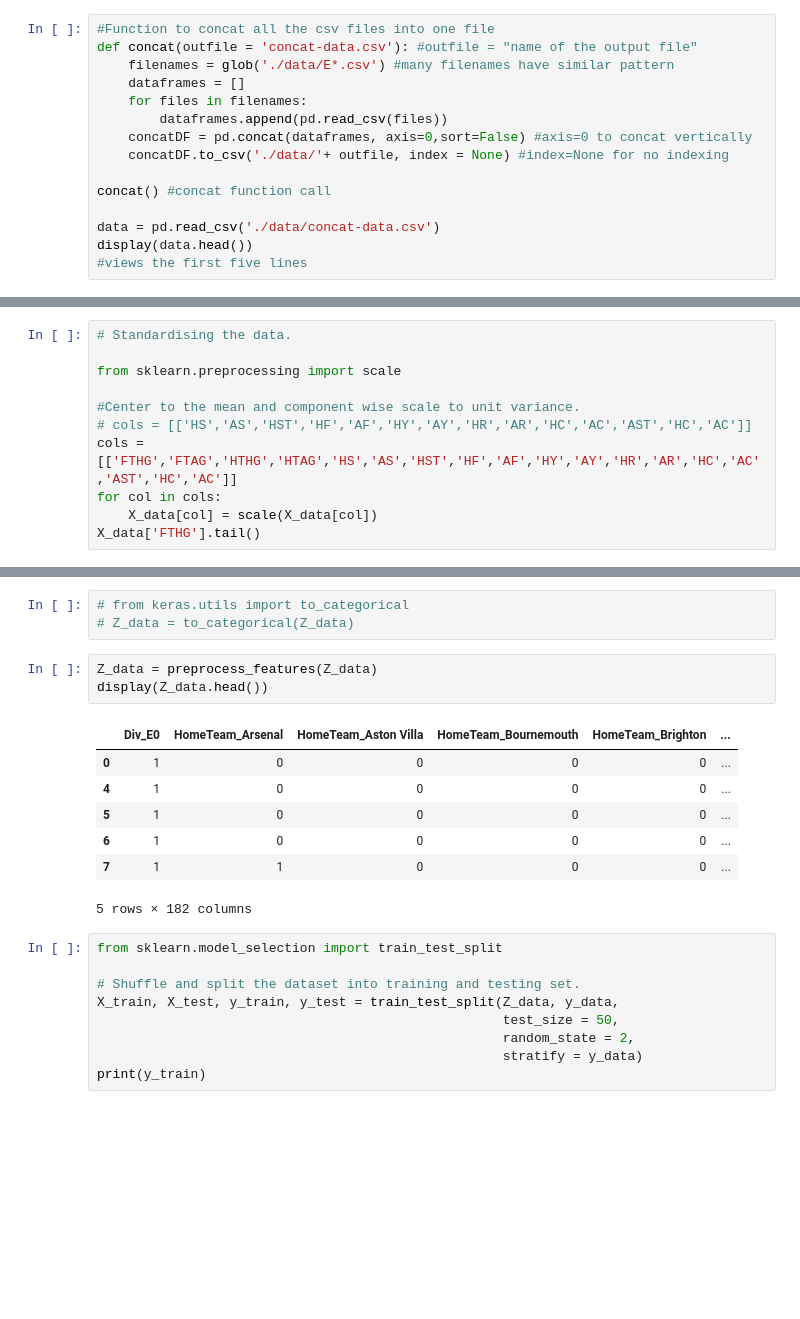
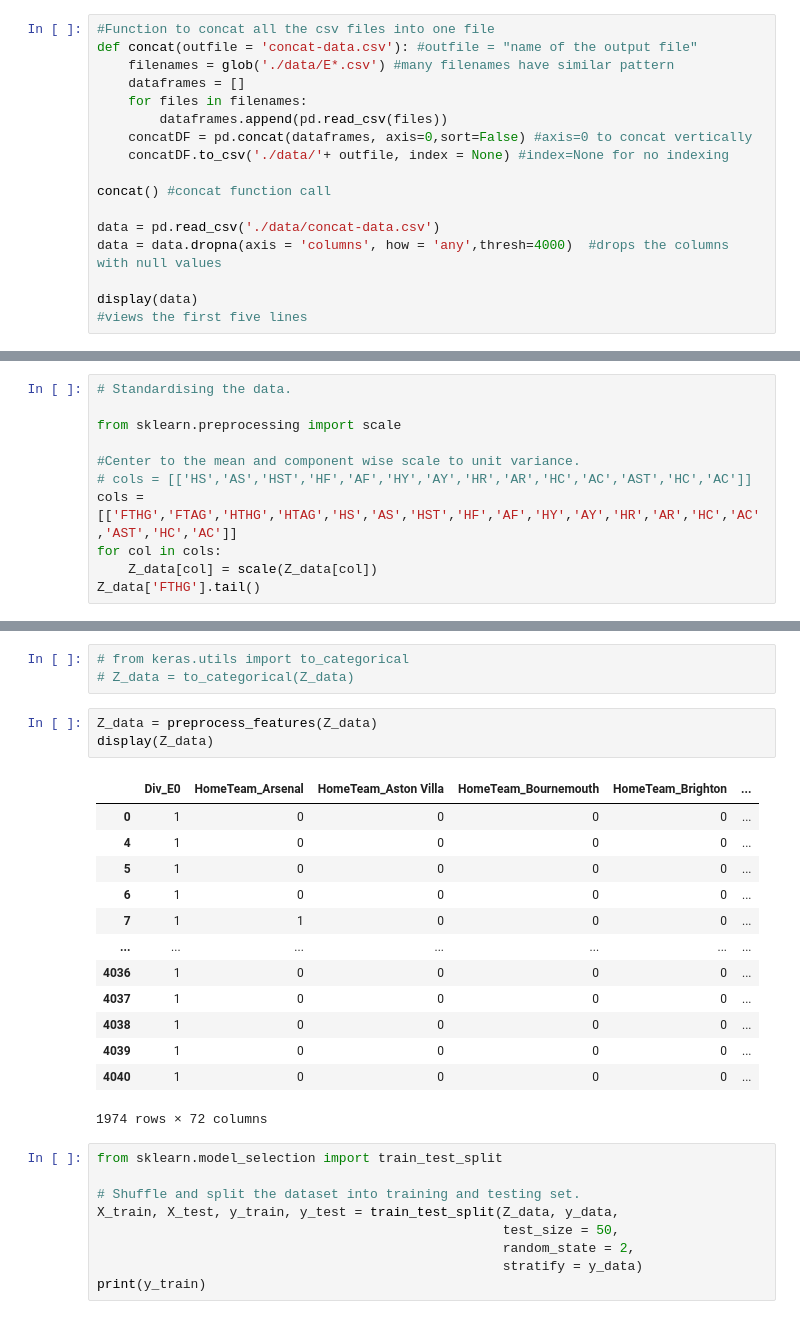
Before and after one commit to AmarNaga/EPL-prediction, a Jupyter notebook: Predict_1.ipynb, the cells around one changed output, grey strips where cells are left out. Drawn from its saved outputs; the diff is of its cells as text; blank space fills up the shorter version.

```diff
--- a/Predict_1.ipynb
+++ b/Predict_1.ipynb
@@ -15,7 +15,9 @@ def concat(outfile = 'concat-data.csv'): #outfile = "name of the output file"
 concat() #concat function call
 
 data = pd.read_csv('./data/concat-data.csv')
-display(data.head())
+data = data.dropna(axis = 'columns', how = 'any',thresh=4000)  #drops the columns with null values
+
+display(data)
 #views the first five lines
 # %% [output]
 |  | Div | Date | HomeTeam | AwayTeam | FTHG | FTAG | FTR | HTHG | HTAG | HTR | ... | ... |
@@ -277,8 +271,8 @@ from sklearn.preprocessing import scale
 # cols = [['HS','AS','HST','HF','AF','HY','AY','HR','AR','HC','AC','AST','HC','AC']]
 cols = [['FTHG','FTAG','HTHG','HTAG','HS','AS','HST','HF','AF','HY','AY','HR','AR','HC','AC','AST','HC','AC']]
 for col in cols:
-    X_data[col] = scale(X_data[col])
-X_data['FTHG'].tail()
+    Z_data[col] = scale(Z_data[col])
+Z_data['FTHG'].tail()
 # %% [output]
 4036    1.813136
 4037    0.295269
@@ -310,15 +304,21 @@ def preprocess_features(Z):
 # Z_data = to_categorical(Z_data)
 # %%
 Z_data = preprocess_features(Z_data)
-display(Z_data.head())
+display(Z_data)
 # %% [output]
 |  | Div_E0 | HomeTeam_Arsenal | HomeTeam_Aston Villa | HomeTeam_Bournemouth | HomeTeam_Brighton | ... |
 | 0 | 1 | 0 | 0 | 0 | 0 | ... |
 | 4 | 1 | 0 | 0 | 0 | 0 | ... |
 | 5 | 1 | 0 | 0 | 0 | 0 | ... |
 | 6 | 1 | 0 | 0 | 0 | 0 | ... |
 | 7 | 1 | 1 | 0 | 0 | 0 | ... |
+| ... | ... | ... | ... | ... | ... | ... |
+| 4036 | 1 | 0 | 0 | 0 | 0 | ... |
+| 4037 | 1 | 0 | 0 | 0 | 0 | ... |
+| 4038 | 1 | 0 | 0 | 0 | 0 | ... |
+| 4039 | 1 | 0 | 0 | 0 | 0 | ... |
+| 4040 | 1 | 0 | 0 | 0 | 0 | ... |
-5 rows × 182 columns
+1974 rows × 72 columns
 # %%
 from sklearn.model_selection import train_test_split
 
```
Also changed, not shown: parts of 7 cells of this notebook.
